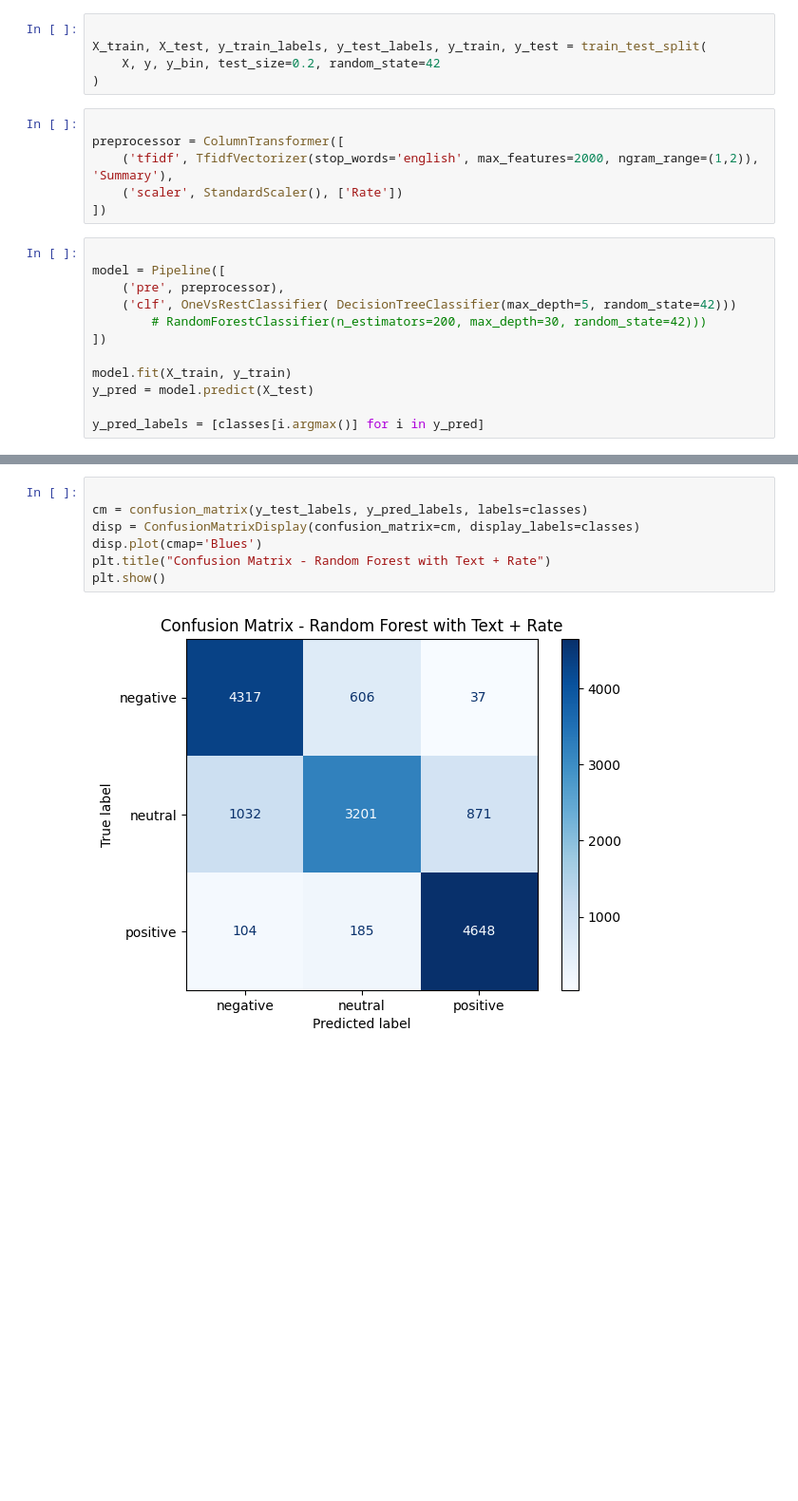
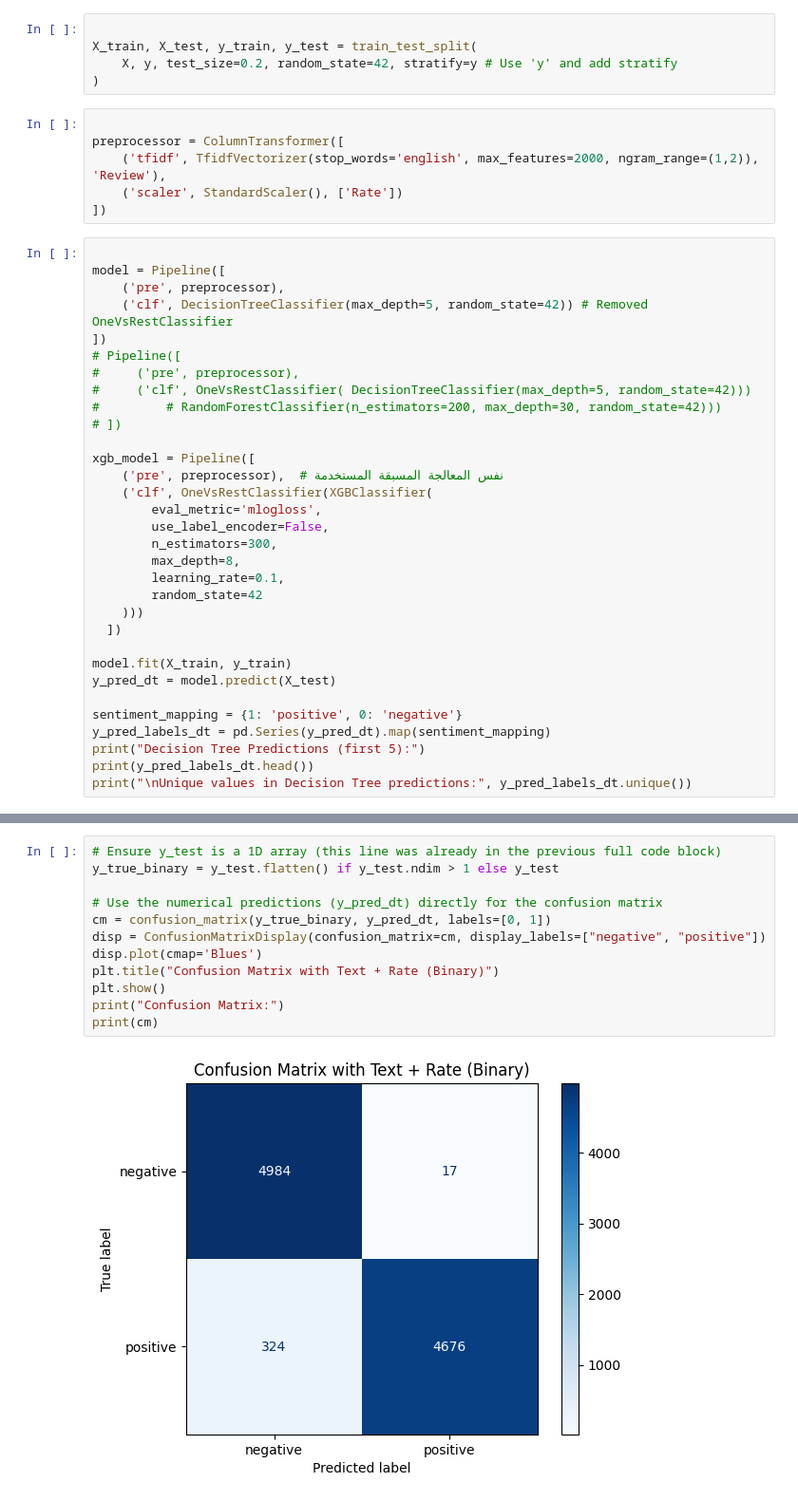
Before and after one commit to MaissWanous/solar, a Jupyter notebook: ai code/AI.ipynb, the cells around one changed output, grey strips where cells are left out. Shown at 95% size. Saved outputs shown, nothing was run; the diff lists cells and outputs as text; blank space fills up the shorter version.

```diff
--- a/ai code/AI.ipynb
+++ b/ai code/AI.ipynb
@@ -55,23 +94,43 @@ n_classes = y_bin.shape[1]
 # %%
 
-X_train, X_test, y_train_labels, y_test_labels, y_train, y_test = train_test_split(
-    X, y, y_bin, test_size=0.2, random_state=42
+X_train, X_test, y_train, y_test = train_test_split(
+    X, y, test_size=0.2, random_state=42, stratify=y # Use 'y' and add stratify
 )
 # %%
 
 preprocessor = ColumnTransformer([
-    ('tfidf', TfidfVectorizer(stop_words='english', max_features=2000, ngram_range=(1,2)), 'Summary'),
+    ('tfidf', TfidfVectorizer(stop_words='english', max_features=2000, ngram_range=(1,2)), 'Review'),
     ('scaler', StandardScaler(), ['Rate'])
 ])
 # %%
 
 model = Pipeline([
     ('pre', preprocessor),
-    ('clf', OneVsRestClassifier( DecisionTreeClassifier(max_depth=5, random_state=42)))
-        # RandomForestClassifier(n_estimators=200, max_depth=30, random_state=42)))
+    ('clf', DecisionTreeClassifier(max_depth=5, random_state=42)) # Removed OneVsRestClassifier
 ])
+# Pipeline([
+#     ('pre', preprocessor),
+#     ('clf', OneVsRestClassifier( DecisionTreeClassifier(max_depth=5, random_state=42)))
+#         # RandomForestClassifier(n_estimators=200, max_depth=30, random_state=42)))
+# ])
+
+xgb_model = Pipeline([
+    ('pre', preprocessor),  # نفس المعالجة المسبقة المستخدمة
+    ('clf', OneVsRestClassifier(XGBClassifier(
+        eval_metric='mlogloss',
+        use_label_encoder=False,
+        n_estimators=300,
+        max_depth=8,
+        learning_rate=0.1,
+        random_state=42
+    )))
+  ])
 
 model.fit(X_train, y_train)
-y_pred = model.predict(X_test)
+y_pred_dt = model.predict(X_test)
 
-y_pred_labels = [classes[i.argmax()] for i in y_pred]
+sentiment_mapping = {1: 'positive', 0: 'negative'}
+y_pred_labels_dt = pd.Series(y_pred_dt).map(sentiment_mapping)
+print("Decision Tree Predictions (first 5):")
+print(y_pred_labels_dt.head())
+print("\nUnique values in Decision Tree predictions:", y_pred_labels_dt.unique())
@@ -78,9 +147,14 @@ y_pred_labels = [classes[i.argmax()] for i in y_pred]
 # %%
+# Ensure y_test is a 1D array (this line was already in the previous full code block)
+y_true_binary = y_test.flatten() if y_test.ndim > 1 else y_test
 
-cm = confusion_matrix(y_test_labels, y_pred_labels, labels=classes)
-disp = ConfusionMatrixDisplay(confusion_matrix=cm, display_labels=classes)
+# Use the numerical predictions (y_pred_dt) directly for the confusion matrix
+cm = confusion_matrix(y_true_binary, y_pred_dt, labels=[0, 1])
+disp = ConfusionMatrixDisplay(confusion_matrix=cm, display_labels=["negative", "positive"])
 disp.plot(cmap='Blues')
-plt.title("Confusion Matrix - Random Forest with Text + Rate")
+plt.title("Confusion Matrix with Text + Rate (Binary)")
 plt.show()
+print("Confusion Matrix:")
+print(cm)
 # %% [output]
-[figure, old version]
+[figure, new version]
```
Also changed, not shown: parts of 9 cells of this notebook.
